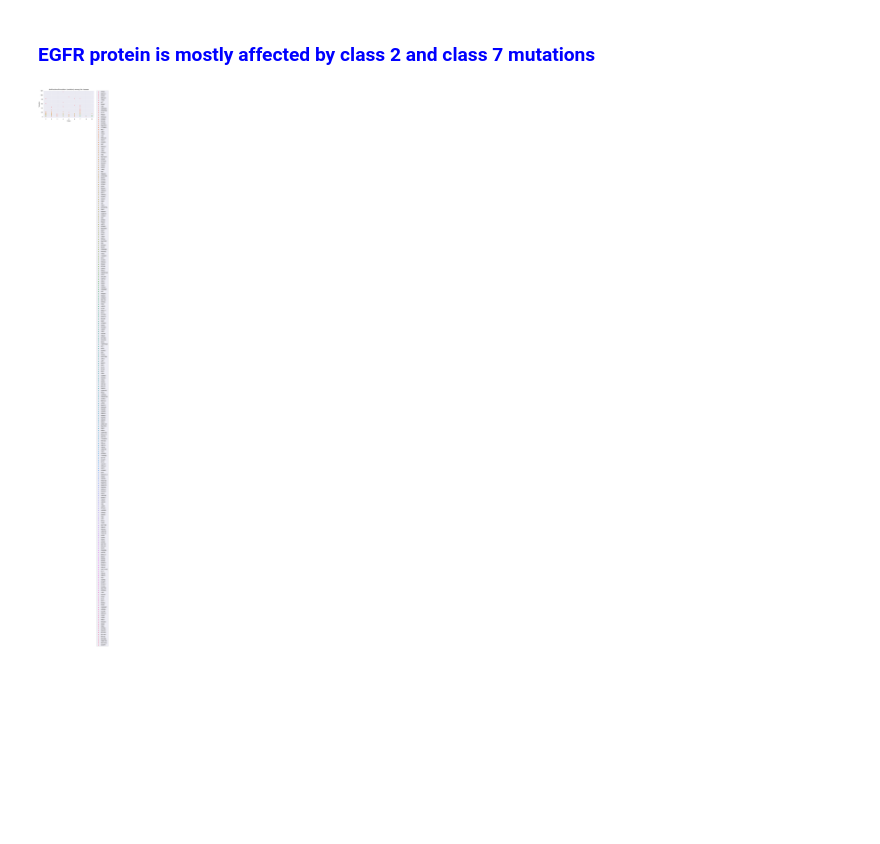
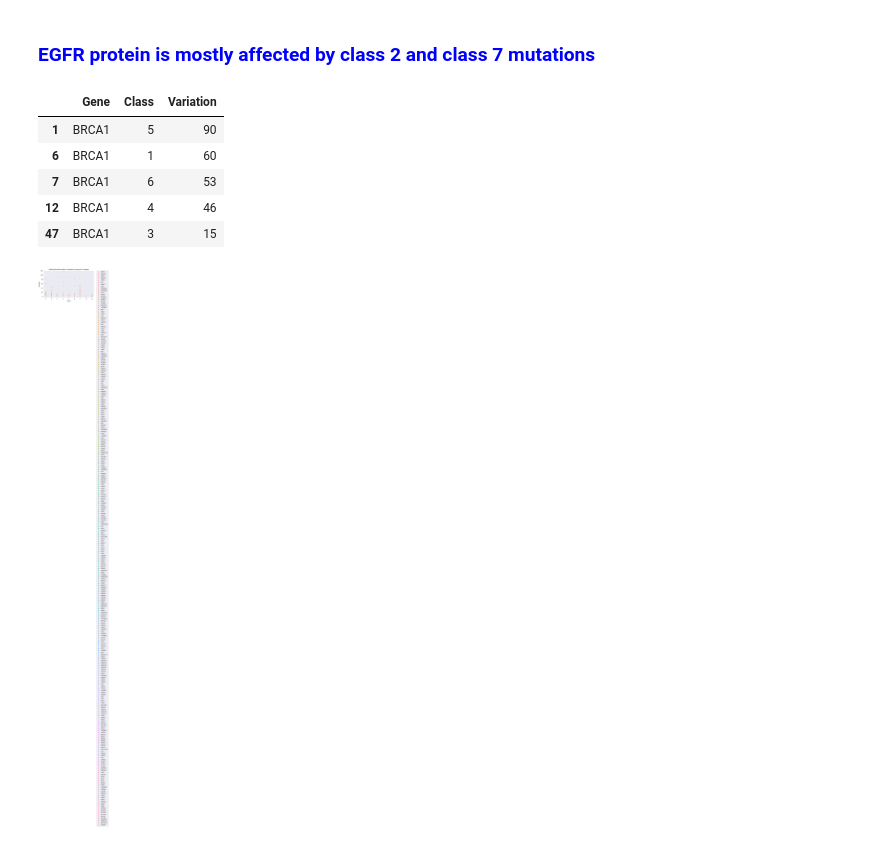
Before and after one commit to me-nobody/jovian-ml-project, a Jupyter notebook: jovian-ml-project-030122.ipynb, the cells around one changed output. Cells and saved outputs as stored; diff of their text form; code cells hidden in the pictures; blank space fills up the shorter version.

```diff
--- a/jovian-ml-project-030122.ipynb
+++ b/jovian-ml-project-030122.ipynb
@@ -669,6 +672,15 @@ plt.title('distribution of Class along the length of EGFR');
 ### <font color='blue'> EGFR protein is mostly affected by class 2 and class 7 mutations</font>
 # %%
 class_vs_mutation=train_df.groupby(['Gene','Class'])[['Variation']].nunique().sort_values(by='Variation',ascending=False).reset_index()
+# %%
+class_vs_mutation[class_vs_mutation['Gene']=='BRCA1']
+# %% [output]
+|  | Gene | Class | Variation |
+| 1 | BRCA1 | 5 | 90 |
+| 6 | BRCA1 | 1 | 60 |
+| 7 | BRCA1 | 6 | 53 |
+| 12 | BRCA1 | 4 | 46 |
+| 47 | BRCA1 | 3 | 15 |
 # %%
 sns.scatterplot(data=class_vs_mutation,x='Class',y='Variation',hue='Gene',y_jitter=True);
 plt.legend(bbox_to_anchor=(1.05, 1), loc=2, borderaxespad=0.);
```
Also changed, not shown: parts of 8 cells of this notebook.
